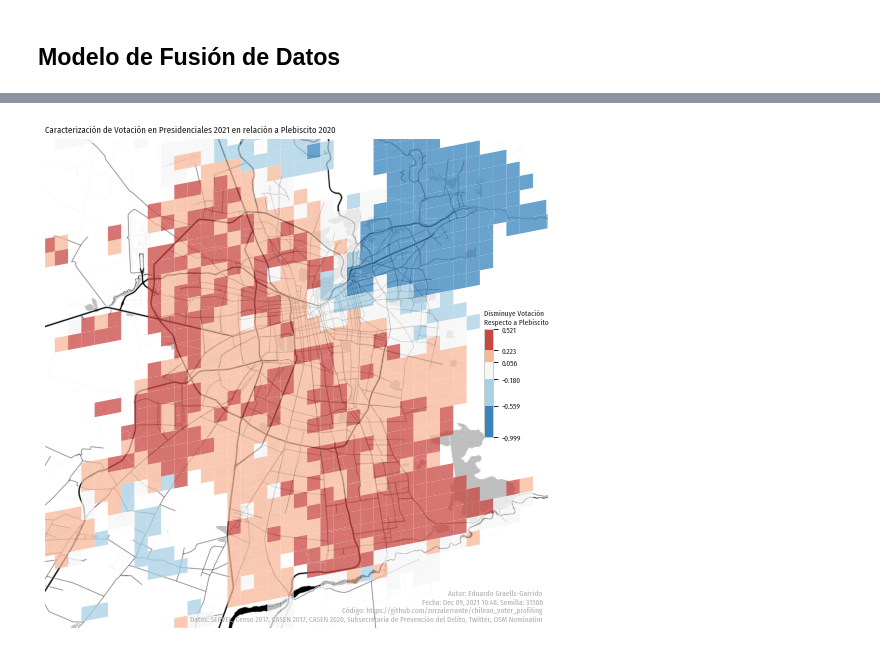
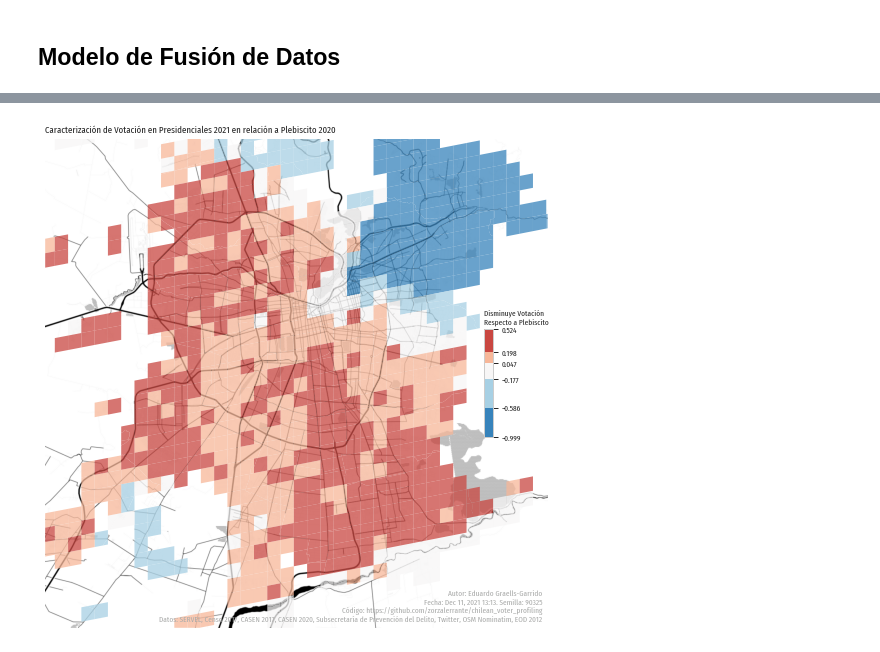
Before and after one commit to zorzalerrante/chilean_voter_profiling, a Jupyter notebook: notebooks/01-abstencion-santiago.ipynb, the cells around one changed output, grey strips where cells are left out. Drawn from its saved outputs; the diff is of its cells as text; code cells hidden in the pictures.

```diff
--- a/notebooks/01-abstencion-santiago.ipynb
+++ b/notebooks/01-abstencion-santiago.ipynb
@@ -1385,0 +1481,4 @@ all_cells_turnout
+# %%
+from aves.features.geo import to_point_geodataframe
+origenes_viajes = to_point_geodataframe(recurrent_trips, 'DirCoordX', 'DirCoordY', crs='epsg:32719').to_crs('epsg:4326')
+origenes_viajes.plot()
@@ -1385,0 +1488,3 @@ all_cells_turnout
+# %%
+grid_trips = gpd.sjoin(origenes_viajes, grid, op='within', how='inner')
+grid_trips.plot()
@@ -1385,0 +1512,15 @@ all_cells_turnout
+# %%
+grid_x_transporte = (
+    grid_trips.groupby(["s2_cellid", "bin_tiempo_de_viaje"])["PesoLaboral"]
+    .sum()
+    .unstack(fill_value=0)
+    .pipe(normalize_rows)
+    #.reset_index()
+    #.assign(Comuna=lambda x: x["Comuna"].map(deaccent))
+    #.set_index("Comuna")
+    .pipe(lambda x: ensure_index(x, grid_x_comuna.index))
+    .fillna(0)
+    #.loc[geoloc_comunas_index]
+)
+
+sns.clustermap(grid_x_transporte, col_cluster=False)
@@ -1409,6 +1553,7 @@ model_nodes = {
     "sexo": 2,
     "abstencion_plebiscito": 3,
     "grid": 128,
+    "calidad_transporte": 5
 }
 
 # relaciones entre entidades
@@ -1483,18 +1628,13 @@ model_relations = {
         abstencion_plebiscito_cat.loc[geoloc_comunas_index].T
     ],
     ("comunas", "abstencion"): [comunas_x_delta_abs.loc[geoloc_comunas_index]],
-    # ("comunas", "región"): [comunas_x_region.loc[comunas_index]],
     ("comunas", "sexo"): [comunas_x_distribucion_sexo.loc[geoloc_comunas_index]],
-    # usa solamente con datos en celda
-    # ("comunas", "grid"): [grid_x_comuna.loc[turnout_geoloc.index].T],
-    # ("grid", "grupo_etareo"): [grid_x_age.loc[turnout_geoloc.index]],
-    # ("grid", "ingreso"): [grid_x_income.loc[turnout_geoloc.index]],
-    # ("grid", "candidatos"): [turnout_geoloc]
-    # usa con imputación
+    ("comunas", "calidad_transporte"): [comuna_x_transporte.loc[geoloc_comunas_index]],
     ("comunas", "grid"): [grid_x_comuna.T],
     ("grid", "grupo_etareo"): [grid_x_age],
     ("grid", "ingreso"): [grid_x_income],
     ("grid", "candidatos"): [all_cells_turnout],
+    ("grid", "calidad_transporte"): [grid_x_transporte]
 }
 
 import random
@@ -1594,35 +1707,28 @@ Relation(comunas → abstencion)
 # %%
-import datetime
-from aves.visualization.maps import choropleth_map
-from aves.visualization.figures import GeoFacetGrid, figure_from_geodataframe
-from aves.visualization.maps import choropleth_map
-
-timestamp = datetime.datetime.now().strftime("%b %d, %Y %H:%M")
-
 fig, ax = figure_from_geodataframe(grid, height=9, remove_axes=True, basemap='../data/external/scl_toner_12.tif')
 
 ax, cax = choropleth_map(ax, grid.join(prediction_grid_x_abstencion[0][1].pipe(
             lambda x: prepare_matrix(x, std="col")
         ),
         on="s2_cellid",
         how="inner",
     ), "Disminuye Votación\nRespecto a Plebiscito", k=5, edgecolor='none', alpha=0.75, binning='fisher_jenks', cbar_args=dict(
         label="Disminuye Votación\nRespecto a Plebiscito",
         height="22%",
         width="2%",
         orientation="vertical",
         location="center right",
         label_size="small",
         bbox_to_anchor=(0.0, 0.0, 0.9, 1.0),
     ))
 
 ax.set_title('Caracterización de Votación en Presidenciales 2021 en relación a Plebiscito 2020', loc='left')
 
-ax.annotate(f'Autor: Eduardo Graells-Garrido\nFecha: {timestamp}. Semilla: {seed}\nCódigo: https://github.com/zorzalerrante/chilean_voter_profiling\nDatos: SERVEL, Censo 2017, CASEN 2017, CASEN 2020, Subsecretaría de Prevención del Delito, Twitter, OSM Nominatim', xy=(0.99, 0.01), xycoords='axes fraction', ha='right', va='bottom', fontsize='small', color='#abacab')
+ax.annotate(f'Autor: Eduardo Graells-Garrido\nFecha: {timestamp}. Semilla: {seed}\nCódigo: https://github.com/zorzalerrante/chilean_voter_profiling\nDatos: SERVEL, Censo 2017, CASEN 2017, CASEN 2020, Subsecretaría de Prevención del Delito, Twitter, OSM Nominatim, EOD 2012', xy=(0.99, 0.01), xycoords='axes fraction', ha='right', va='bottom', fontsize='small', color='#abacab')
 
 fig.savefig(f'../reports/scl-geoloc-delta-abstencion-{seed}.png', dpi=300, bbox_inches='tight')
 # %% [output]
-[figure, old version]
+[figure, new version]
 # %%
 grid.join(
     prediction_grid_x_abstencion[0][1].pipe(lambda x: prepare_matrix(x, std="none")),
```
Also changed, not shown: parts of 22 cells of this notebook, 1 other file.
